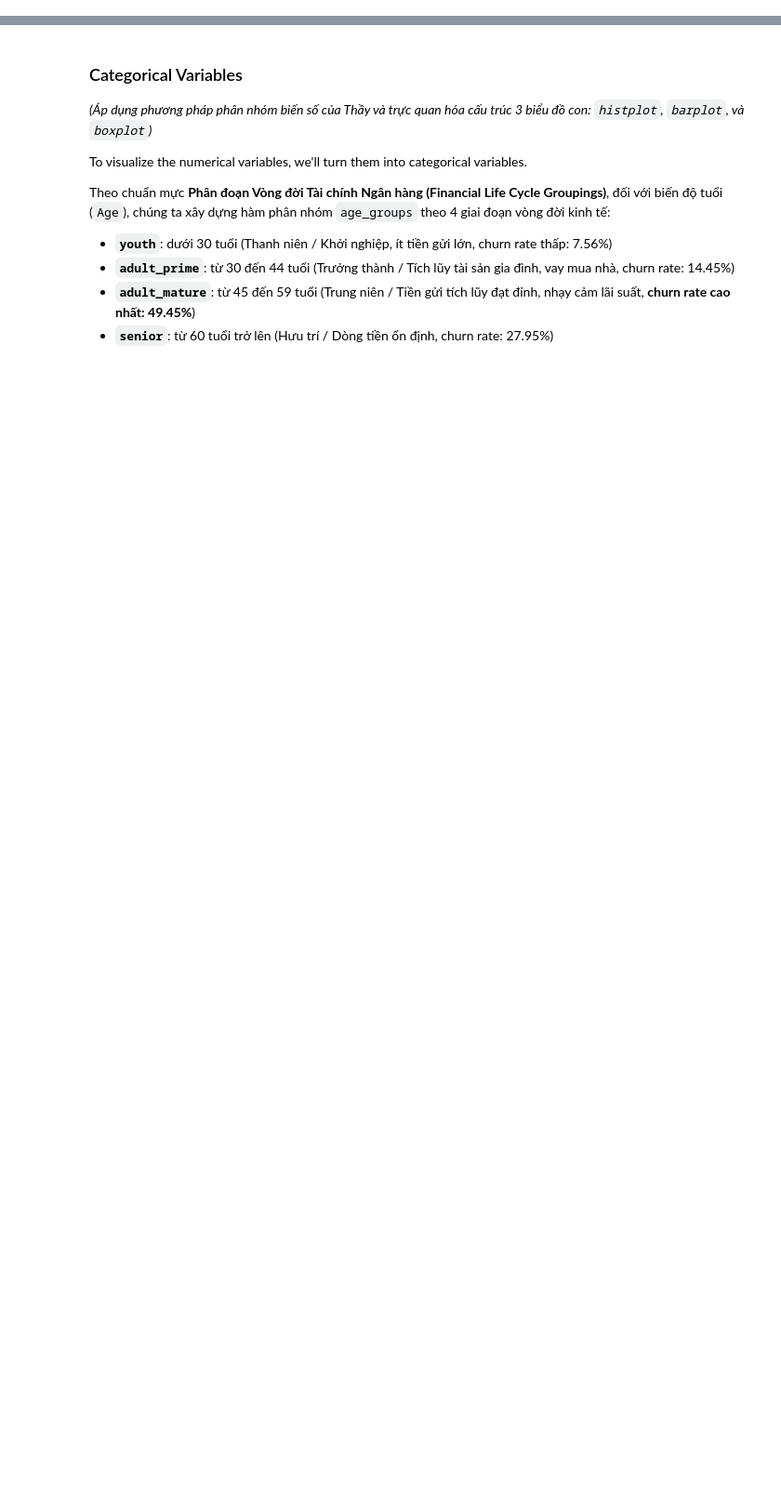
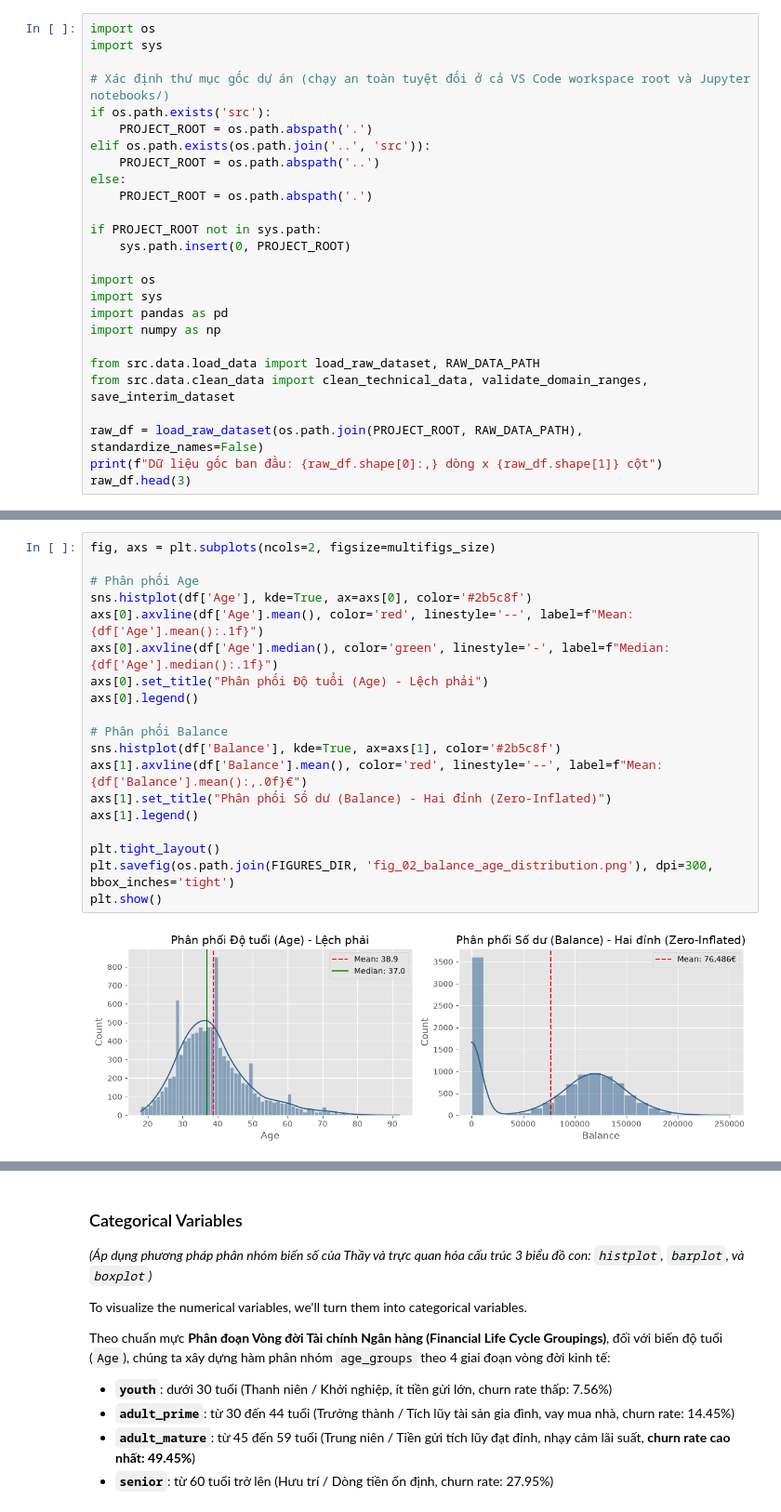
Before and after one commit to hoanghtbao/ml-bank-customer-churn, a Jupyter notebook: Project_Source_Code.ipynb, the cells around one changed output, grey strips where cells are left out. Shown at 93% size. Saved outputs shown, nothing was run; the diff lists cells and outputs as text; blank space fills up the shorter version.

```diff
--- a/Project_Source_Code.ipynb
+++ b/Project_Source_Code.ipynb
@@ -239,0 +347,26 @@ plt.show()
+# %%
+import os
+import sys
+
+# Xác định thư mục gốc dự án (chạy an toàn tuyệt đối ở cả VS Code workspace root và Jupyter notebooks/)
+if os.path.exists('src'):
+    PROJECT_ROOT = os.path.abspath('.')
+elif os.path.exists(os.path.join('..', 'src')):
+    PROJECT_ROOT = os.path.abspath('..')
+else:
+    PROJECT_ROOT = os.path.abspath('.')
+
+if PROJECT_ROOT not in sys.path:
+    sys.path.insert(0, PROJECT_ROOT)
+
+import os
+import sys
+import pandas as pd
+import numpy as np
+
+from src.data.load_data import load_raw_dataset, RAW_DATA_PATH
+from src.data.clean_data import clean_technical_data, validate_domain_ranges, save_interim_dataset
+
+raw_df = load_raw_dataset(os.path.join(PROJECT_ROOT, RAW_DATA_PATH), standardize_names=False)
+print(f"Dữ liệu gốc ban đầu: {raw_df.shape[0]:,} dòng x {raw_df.shape[1]} cột")
+raw_df.head(3)
@@ -239,0 +777,21 @@ plt.show()
+# %%
+fig, axs = plt.subplots(ncols=2, figsize=multifigs_size)
+
+# Phân phối Age
+sns.histplot(df['Age'], kde=True, ax=axs[0], color='#2b5c8f')
+axs[0].axvline(df['Age'].mean(), color='red', linestyle='--', label=f"Mean: {df['Age'].mean():.1f}")
+axs[0].axvline(df['Age'].median(), color='green', linestyle='-', label=f"Median: {df['Age'].median():.1f}")
+axs[0].set_title("Phân phối Độ tuổi (Age) - Lệch phải")
+axs[0].legend()
+
+# Phân phối Balance
+sns.histplot(df['Balance'], kde=True, ax=axs[1], color='#2b5c8f')
+axs[1].axvline(df['Balance'].mean(), color='red', linestyle='--', label=f"Mean: {df['Balance'].mean():,.0f}€")
+axs[1].set_title("Phân phối Số dư (Balance) - Hai đỉnh (Zero-Inflated)")
+axs[1].legend()
+
+plt.tight_layout()
+plt.savefig(os.path.join(FIGURES_DIR, 'fig_02_balance_age_distribution.png'), dpi=300, bbox_inches='tight')
+plt.show()
+# %% [output]
+[figure, added]
```
Also changed, not shown: parts of 222 cells of this notebook, 1 other file.
